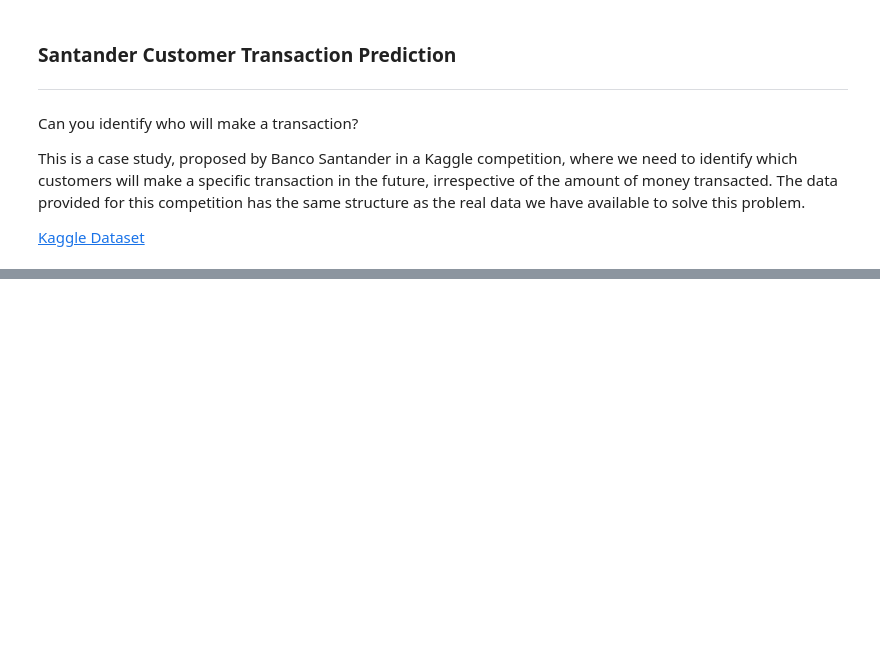
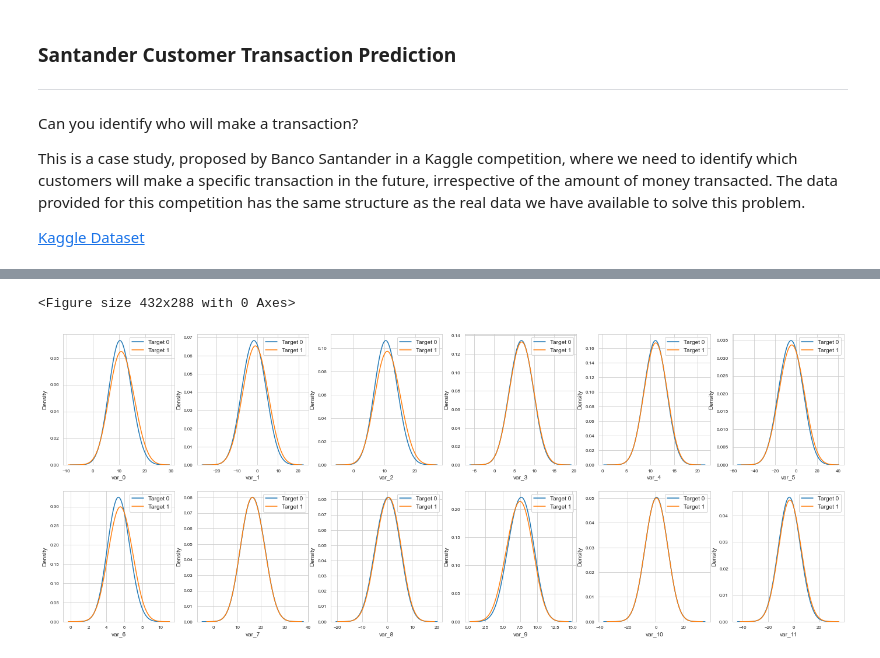
Before and after one commit to mirianfsilva/santander-customer-transaction-prediction, a Jupyter notebook: transaction-prediction.ipynb, the cells around one changed output, grey strips where cells are left out. Saved outputs shown, nothing was run; the diff lists cells and outputs as text; code cells hidden in the pictures; blank space fills up the shorter version.

```diff
--- a/transaction-prediction.ipynb
+++ b/transaction-prediction.ipynb
@@ -38,0 +143,30 @@ report.to_file(output_file="transaction_prediction.html")
+# %%
+def plotting_feature_distribution(df1, df2, features):
+
+    sns.set_style('whitegrid')
+    plt.figure()
+    fig, ax = plt.subplots(2,4,figsize=(24,14))
+
+    count = 0
+    for feature in features:
+        count = count + 1
+
+        plt.subplot(3,6,count)
+
+        sns.kdeplot(data=df1[feature], bw=1 ,cut=3, palette="crest", label="Target 0")
+        sns.kdeplot(data=df2[feature], bw=1, cut=3, palette="crest", label="Target 1")
+        #bw_adjust=3, cut=3, fill=True, common_norm=False, palette="crest", alpha=.5, linewidth=0)
+        locs, labels = plt.xticks()
+
+        plt.tick_params(axis='x', which='major', labelsize=8)
+        plt.tick_params(axis='y', which='major', labelsize=8)
+        plt.legend()
+# %%
+tgt0 = train_data.loc[train_data['target'] == 0]
+tgt1 = train_data.loc[train_data['target'] == 1]
+
+features = train_data.columns.values[2:14]
+plotting_feature_distribution(tgt0, tgt1, features)
+# %% [output]
+<Figure size 432x288 with 0 Axes>
+[figure, added]
```
Also changed, not shown: parts of 20 cells of this notebook, 1 other file.
